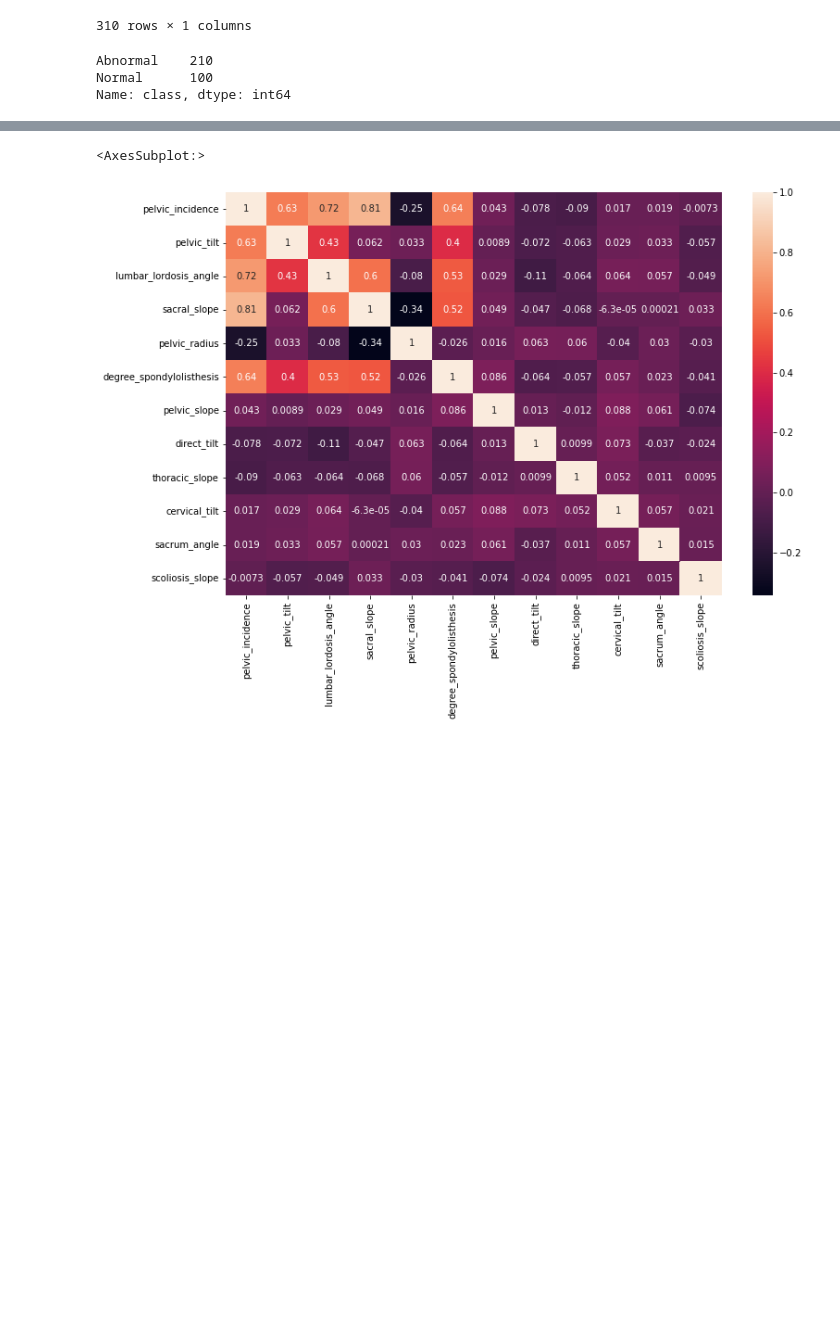
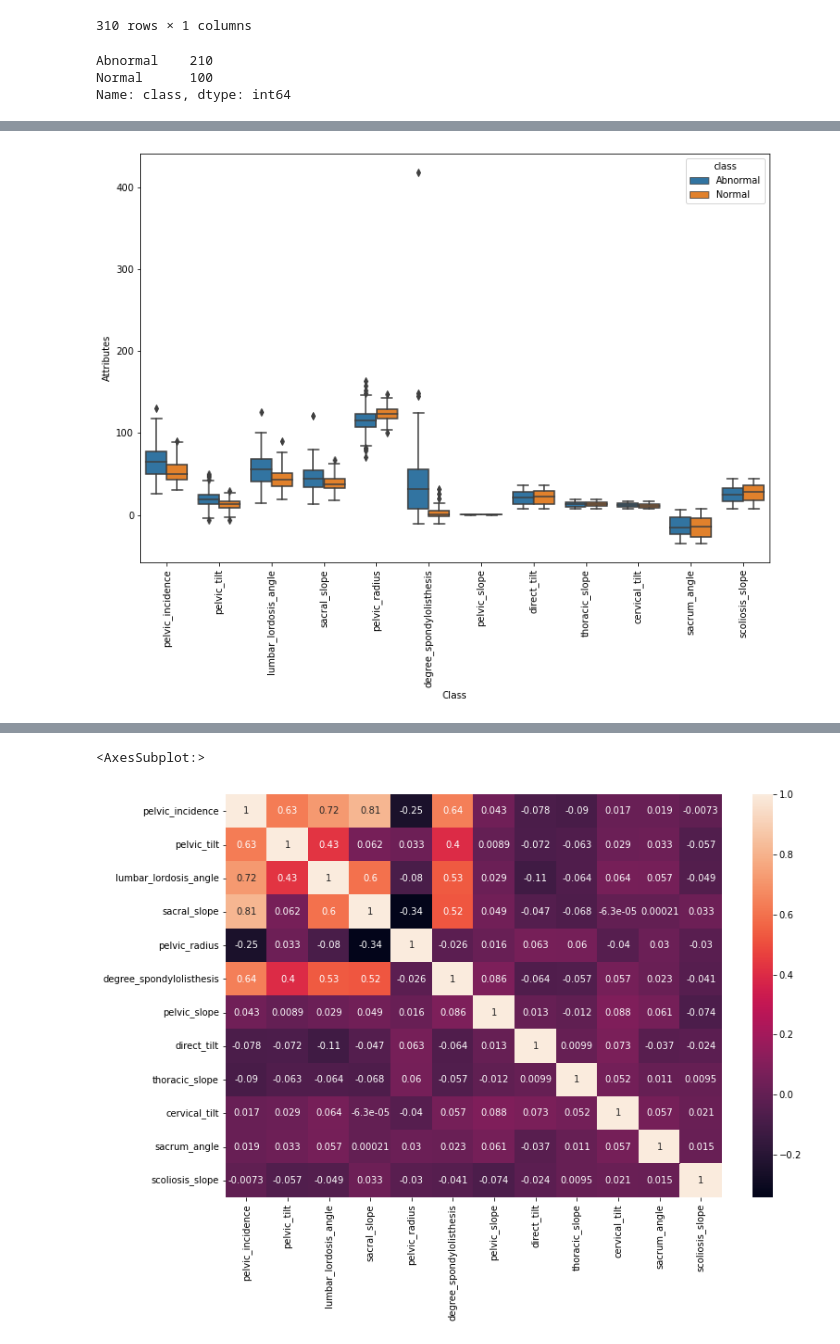
Before and after one commit to AngelaS-K/Cap1_LowBackPain, a Jupyter notebook: notebooks/LowBackPain.ipynb, the cells around one changed output, grey strips where cells are left out. Saved outputs shown, nothing was run; the diff lists cells and outputs as text; code cells hidden in the pictures; blank space fills up the shorter version.

```diff
--- a/notebooks/LowBackPain.ipynb
+++ b/notebooks/LowBackPain.ipynb
@@ -8,5 +12,5 @@ from sklearn import preprocessing
 # %%
-lbpsymptoms_data = pd.read_csv('data/Dataset_spine.csv')
+lbpsymptoms_data = pd.read_csv('../data/Dataset_spine.csv')
 # %%
 lbpsymptoms_data.info()
 # %% [output]
@@ -204,0 +242,2 @@ lbpsymptoms_data['class'].value_counts().plot.bar()
+# %%
+long_data = pd.melt(lbpsymptoms_data, id_vars = ['class'], value_vars = features)
@@ -204,0 +253,8 @@ lbpsymptoms_data['class'].value_counts().plot.bar()
+# %%
+plt.subplots(figsize=(12, 8))
+sns.boxplot(x = 'variable', y ='value',hue = 'class', data=long_data)
+plt.xticks(rotation='vertical')
+plt.ylabel('Attributes')
+plt.xlabel('Class');
+# %% [output]
+[figure, added]
```
Also changed, not shown: parts of 37 cells of this notebook, 1 other file.
